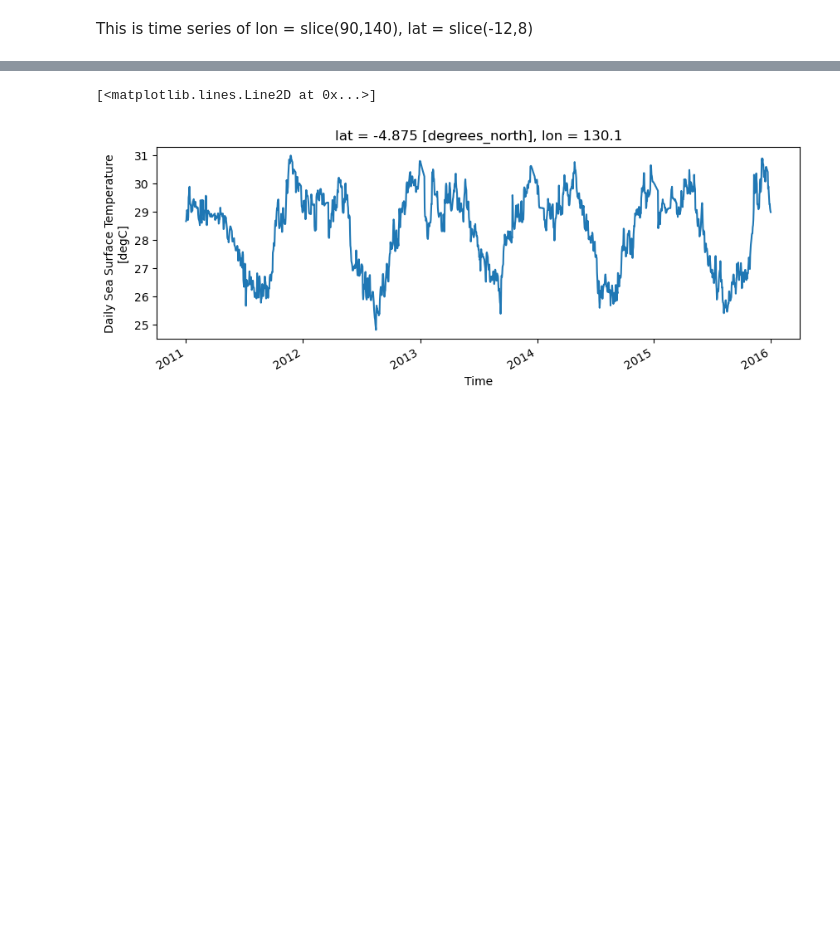
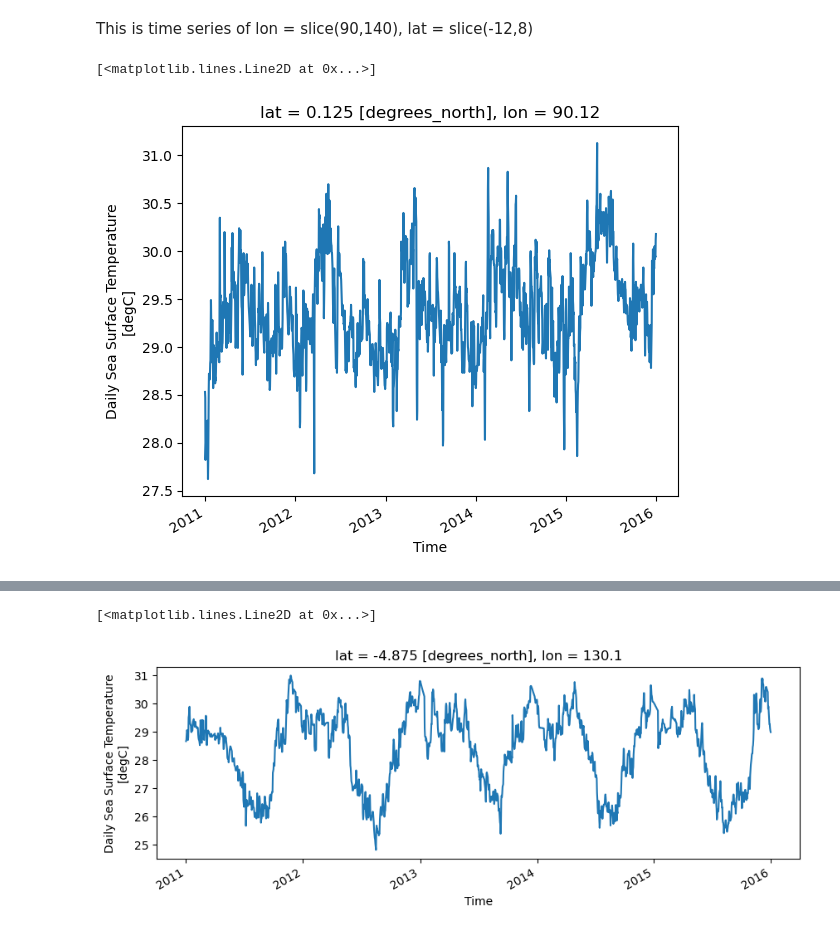
Before and after one commit to syedhamidali/test_scripts, a Jupyter notebook: sst_analysis_tutorial.ipynb, the cells around one changed output, grey strips where cells are left out. Cells and saved outputs as stored; diff of their text form; code cells hidden in the pictures; blank space fills up the shorter version.

```diff
--- a/sst_analysis_tutorial.ipynb
+++ b/sst_analysis_tutorial.ipynb
@@ -74,4 +193,9 @@ ds['sst'].mean("time").plot.contourf(levels = range(-30, 31, 3))
 sst = ds.sst
 # %% [markdown]
 This is time series of lon = slice(90,140), lat = slice(-12,8)
+# %%
+sst.sel(lat = 0, lon = 90, method = "nearest").plot()
+# %% [output]
+[<matplotlib.lines.Line2D at 0x...>]
+[figure, added]
 # %%
```
Also changed, not shown: parts of 20 cells of this notebook.
